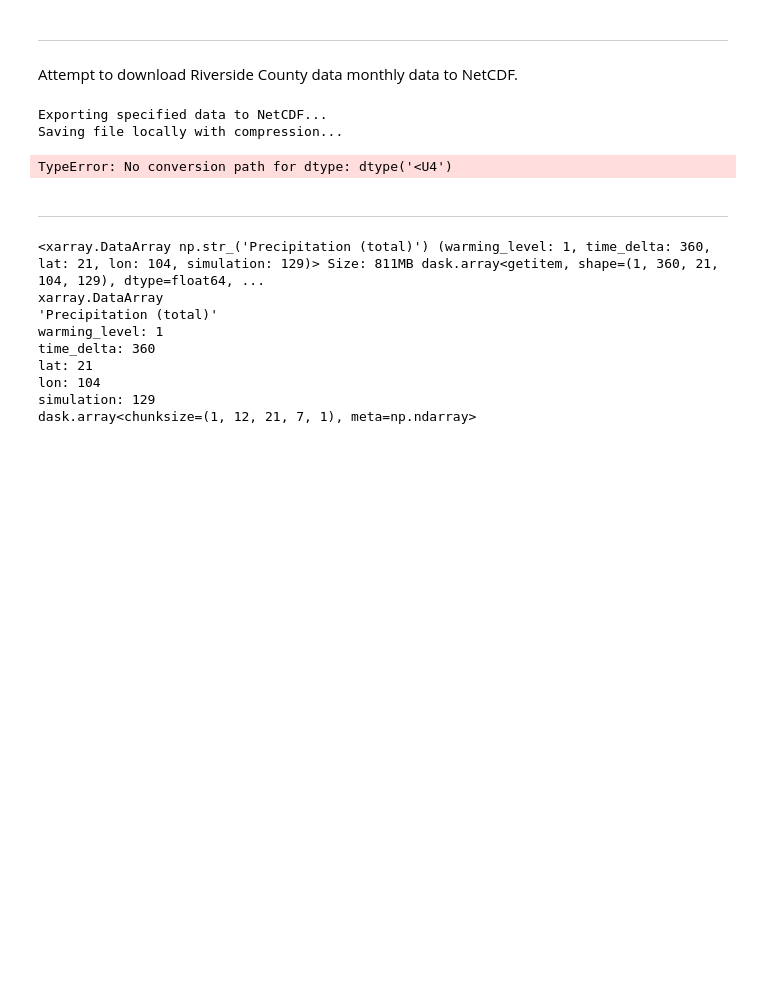
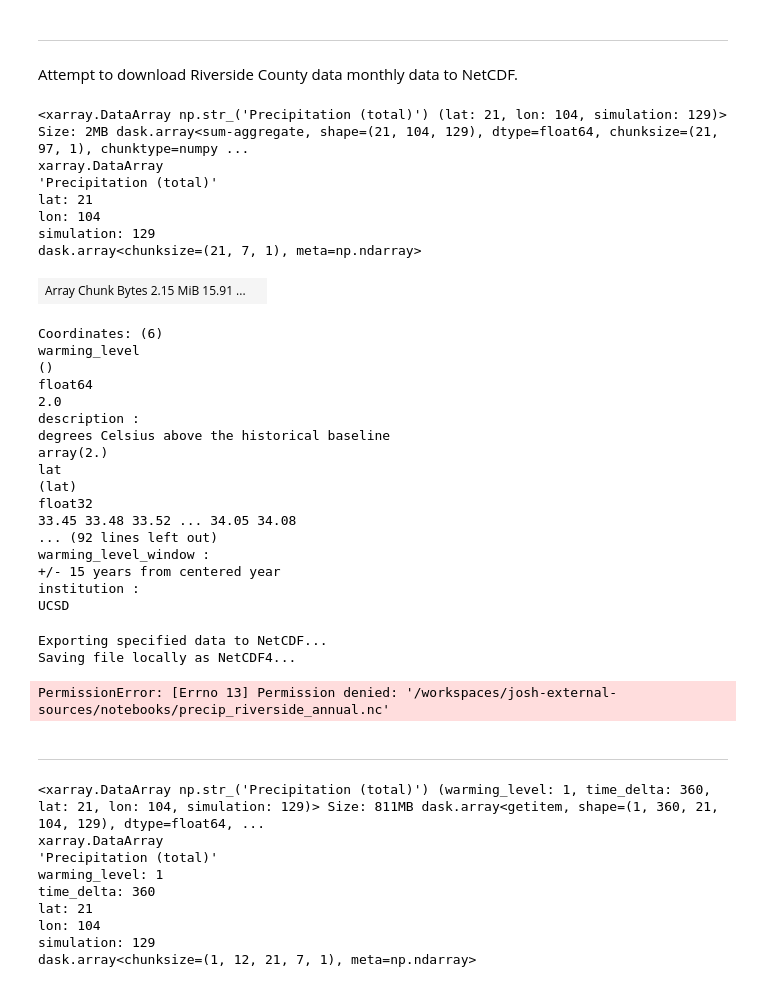
Before and after one commit to SchmidtDSE/josh-external-sources, a Jupyter notebook: notebooks/basic_data_access.ipynb, the cells around one changed output. Cells and saved outputs as stored; diff of their text form; code cells hidden in the pictures; blank space fills up the shorter version.

```diff
--- a/notebooks/basic_data_access.ipynb
+++ b/notebooks/basic_data_access.ipynb
@@ -434,12 +436,41 @@ precip_riverside = get_data(
     cached_area = "Riverside County",
     approach = "Warming Level"
 )
+# %%
+precip_riverside_annual = precip_riverside.sel(warming_level=2).sum(dim='time_delta').astype(float)
+precip_riverside_annual
+# %% [output]
+<xarray.DataArray np.str_('Precipitation (total)') (lat: 21, lon: 104, simulation: 129)> Size: 2MB dask.array<sum-aggregate, shape=(21, 104, 129), dtype=float64, chunksize=(21, 97, 1), chunktype=numpy ...
+xarray.DataArray
+'Precipitation (total)'
+lat: 21
+lon: 104
+simulation: 129
+dask.array<chunksize=(21, 7, 1), meta=np.ndarray>
+| Array Chunk Bytes 2.15 MiB 15.91 ... |  |
+Coordinates: (6)
+warming_level
+()
+float64
+2.0
+description :
+degrees Celsius above the historical baseline
+array(2.)
+lat
+(lat)
+float32
+33.45 33.48 33.52 ... 34.05 34.08
+... (92 lines left out)
+warming_level_window :
++/- 15 years from centered year
+institution :
+UCSD
 # %%
-ck.export(precip_riverside, filename="riverside_monthly_precip_sum", format="NetCDF")
+ck.export(precip_riverside_annual, filename="precip_riverside_annual", format="NetCDF")
 # %% [output]
 Exporting specified data to NetCDF...
-Saving file locally with compression...
+Saving file locally as NetCDF4...
-TypeError: No conversion path for dtype: dtype('<U4')
+PermissionError: [Errno 13] Permission denied: '/workspaces/josh-external-sources/notebooks/precip_riverside_annual.nc'
 # %% [markdown]
 ________________
 # %%
```
Also changed, not shown: parts of 2 cells of this notebook, 2 other files.
